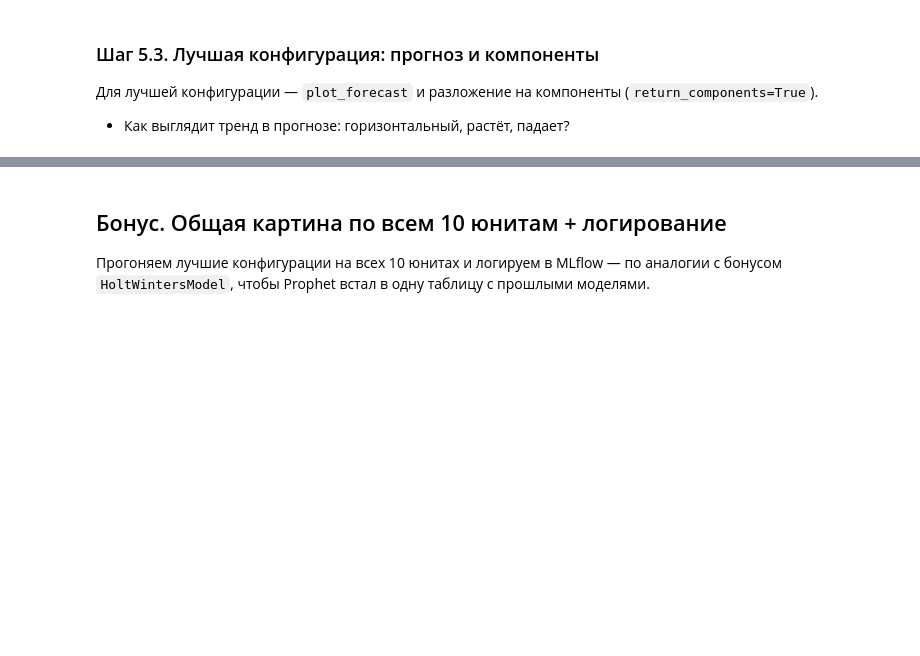
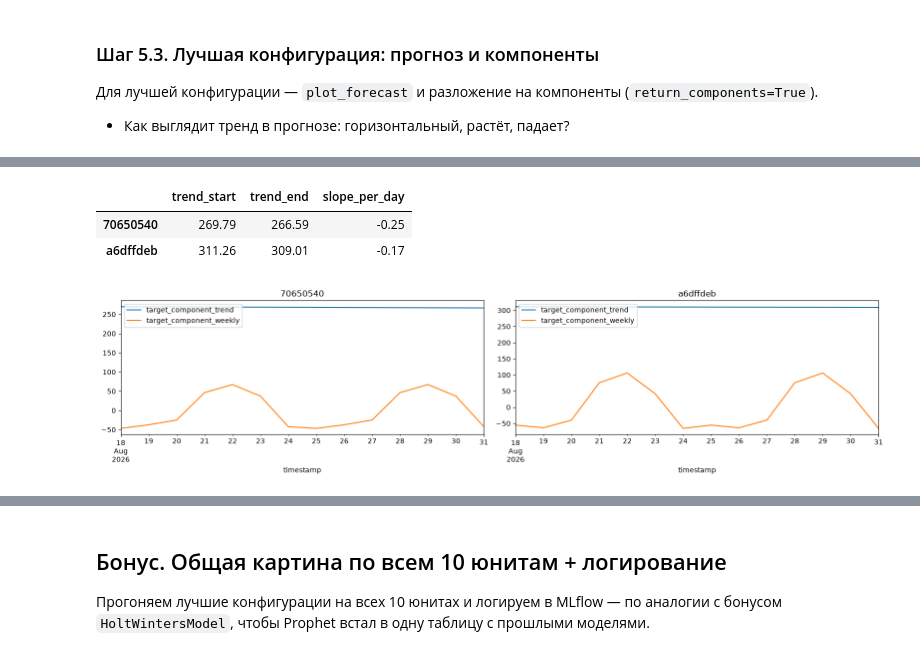
Before and after one commit to skv-analyst/study-etna, a Jupyter notebook: weeks/week-02-advanced-models/ch07-ProphetModel.ipynb, the cells around one changed output, grey strips where cells are left out. Drawn from its saved outputs; the diff is of its cells as text; code cells hidden in the pictures; blank space fills up the shorter version.

```diff
--- a/weeks/week-02-advanced-models/ch07-ProphetModel.ipynb
+++ b/weeks/week-02-advanced-models/ch07-ProphetModel.ipynb
@@ -955,2 +1102,31 @@ aggregate_metrics=True:      3.4273
+# %%
+# Из чего собран прогноз: компоненты по каждому юниту (работает только для аддитивной сезонности — раздел 1.3)
+forecast_best_comp = prophet_configs[best_name].forecast(
+    train_units_ts.make_future(future_steps=HORIZON),
+    return_components=True,
+)
+components_best = forecast_best_comp.get_target_components()  # колонки: (segment, компонента)
+
+fig, axes = plt.subplots(1, len(train_units_ts.segments), figsize=(16, 4))
+for ax, segment in zip(axes, train_units_ts.segments):
+    components_best[segment].plot(ax=ax, title=segment)
+    ax.legend(loc="upper left")
+plt.tight_layout()
+
+# Тренд прогноза: уровень в начале и в конце теста и наклон в день
+trend_summary = pd.DataFrame({
+    segment: {
+        "trend_start": components_best[segment]["target_component_trend"].iloc[0],
+        "trend_end": components_best[segment]["target_component_trend"].iloc[-1],
+        "slope_per_day": components_best[segment]["target_component_trend"].diff().iloc[-1],
+    }
+    for segment in train_units_ts.segments
+}).T
+trend_summary.round(2)
+# %% [output]
+|  | trend_start | trend_end | slope_per_day |
+| 70650540 | 269.79 | 266.59 | -0.25 |
+| a6dffdeb | 311.26 | 309.01 | -0.17 |
+[figure, added]
 # %% [markdown]
 #### Выводы
```
Also changed, not shown: parts of 45 cells of this notebook.
